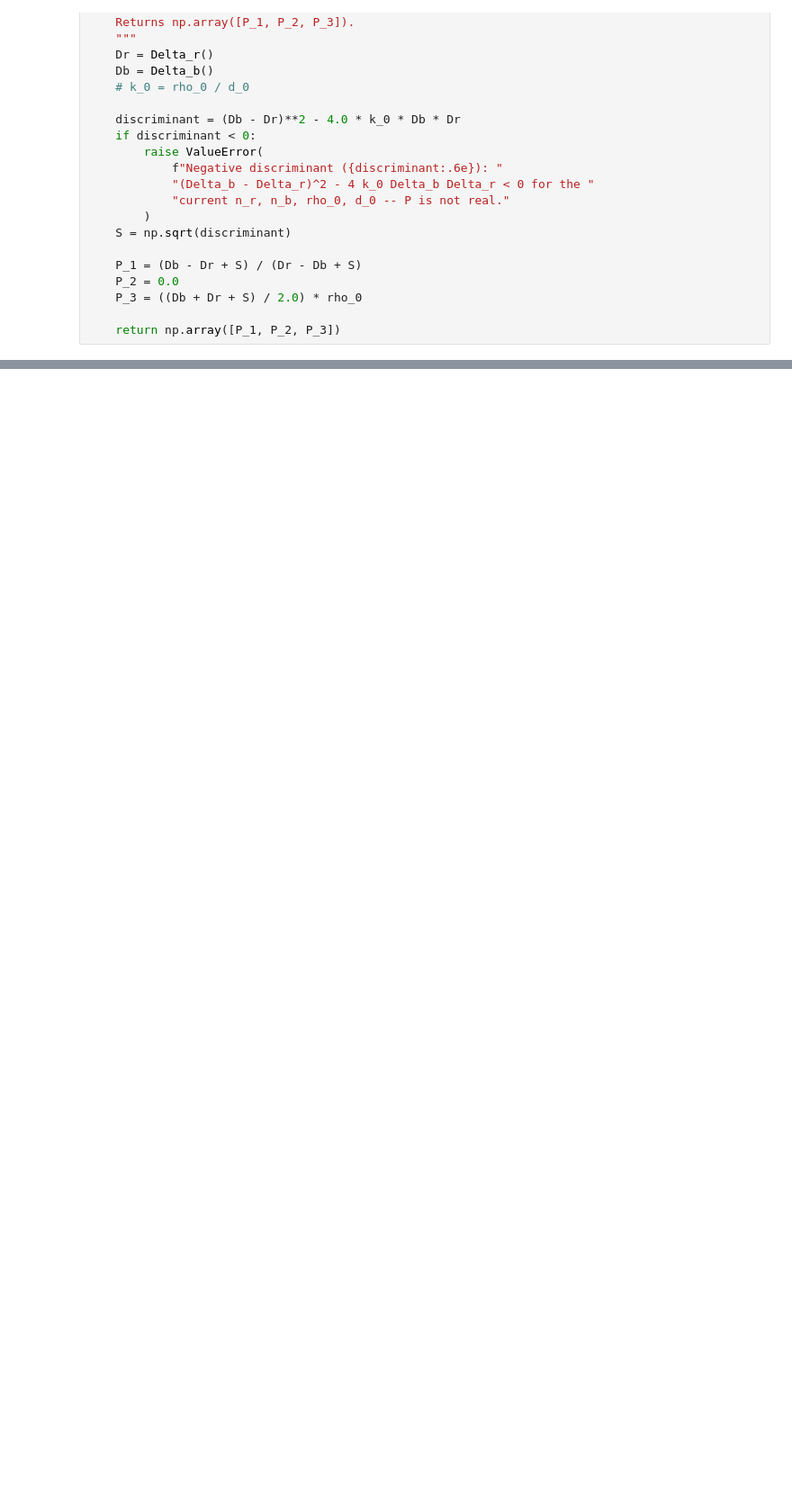
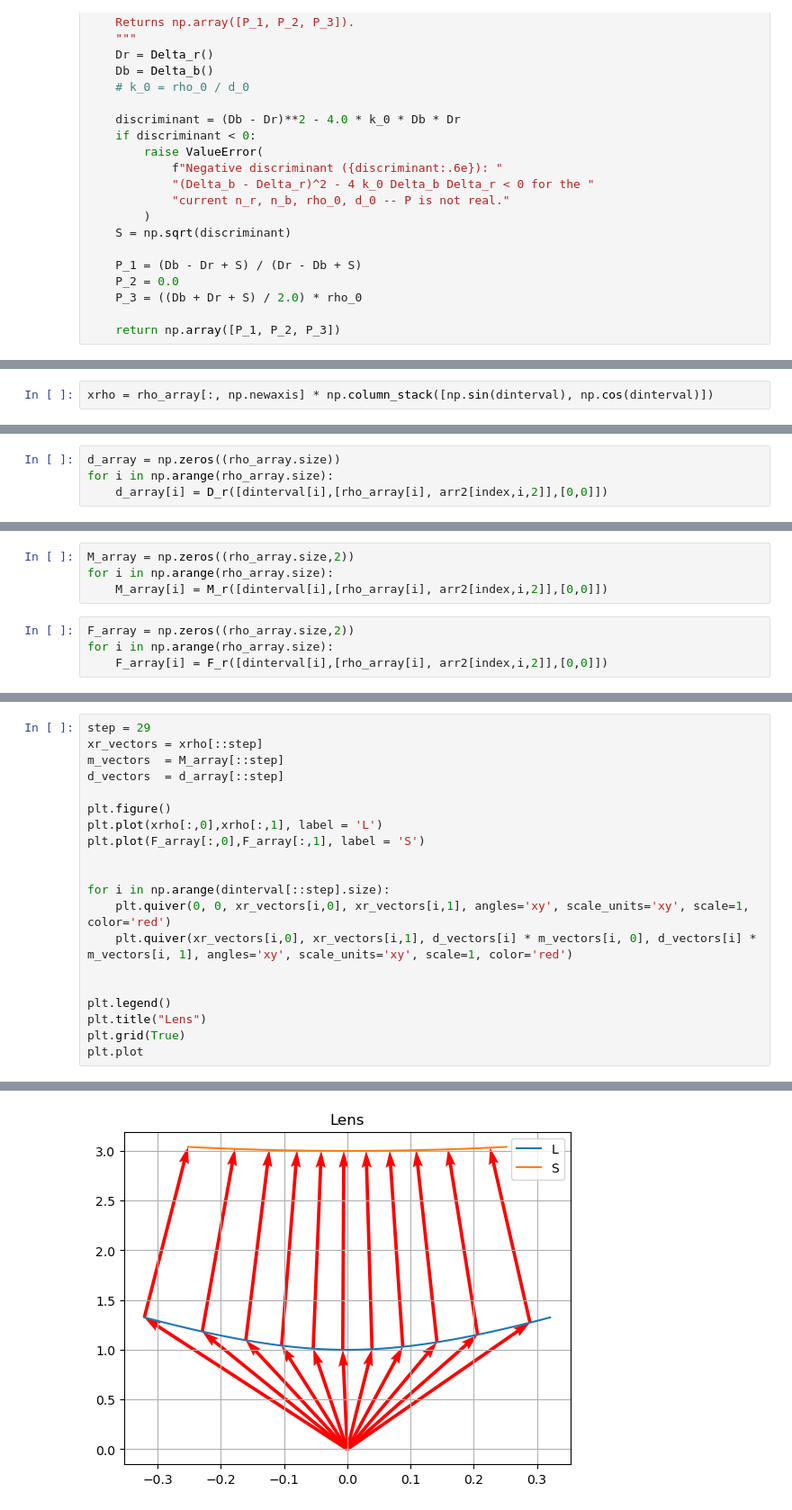
Before and after one commit to TarekM678/SRC-Optics-Numerical-Implementation, a Jupyter notebook: Compiledcode.ipynb, the cells around one changed output, grey strips where cells are left out. Shown at 90% size. Saved outputs shown, nothing was run; the diff lists cells and outputs as text; blank space fills up the shorter version.

Commit message:
I need to implement the computation of the refracted vectors to see if we get what we expect.

```diff
--- a/Compiledcode.ipynb
+++ b/Compiledcode.ipynb
@@ -638,0 +673,2 @@ ValueError: setting an array element with a sequence. The requested array has an
+# %%
+xrho = rho_array[:, np.newaxis] * np.column_stack([np.sin(dinterval), np.cos(dinterval)])
@@ -638,0 +695,4 @@ ValueError: setting an array element with a sequence. The requested array has an
+# %%
+d_array = np.zeros((rho_array.size))
+for i in np.arange(rho_array.size):
+    d_array[i] = D_r([dinterval[i],[rho_array[i], arr2[index,i,2]],[0,0]])
@@ -638,0 +719,8 @@ ValueError: setting an array element with a sequence. The requested array has an
+# %%
+M_array = np.zeros((rho_array.size,2))
+for i in np.arange(rho_array.size):
+    M_array[i] = M_r([dinterval[i],[rho_array[i], arr2[index,i,2]],[0,0]])
+# %%
+F_array = np.zeros((rho_array.size,2))
+for i in np.arange(rho_array.size):
+    F_array[i] = F_r([dinterval[i],[rho_array[i], arr2[index,i,2]],[0,0]])
@@ -638,0 +752,21 @@ ValueError: setting an array element with a sequence. The requested array has an
+# %%
+step = 29
+xr_vectors = xrho[::step]
+m_vectors  = M_array[::step]
+d_vectors  = d_array[::step]
+
+plt.figure()
+plt.plot(xrho[:,0],xrho[:,1], label = 'L')
+plt.plot(F_array[:,0],F_array[:,1], label = 'S')
+
+
+for i in np.arange(dinterval[::step].size):
+    plt.quiver(0, 0, xr_vectors[i,0], xr_vectors[i,1], angles='xy', scale_units='xy', scale=1, color='red')
+    plt.quiver(xr_vectors[i,0], xr_vectors[i,1], d_vectors[i] * m_vectors[i, 0], d_vectors[i] * m_vectors[i, 1], angles='xy', scale_units='xy', scale=1, color='red')
+
+
+plt.legend()
+plt.title("Lens")
+plt.grid(True)
+plt.plot
+# %% [output]
@@ -638,0 +774 @@ ValueError: setting an array element with a sequence. The requested array has an
+[figure, added]
```
Also changed, not shown: parts of 11 cells of this notebook.
